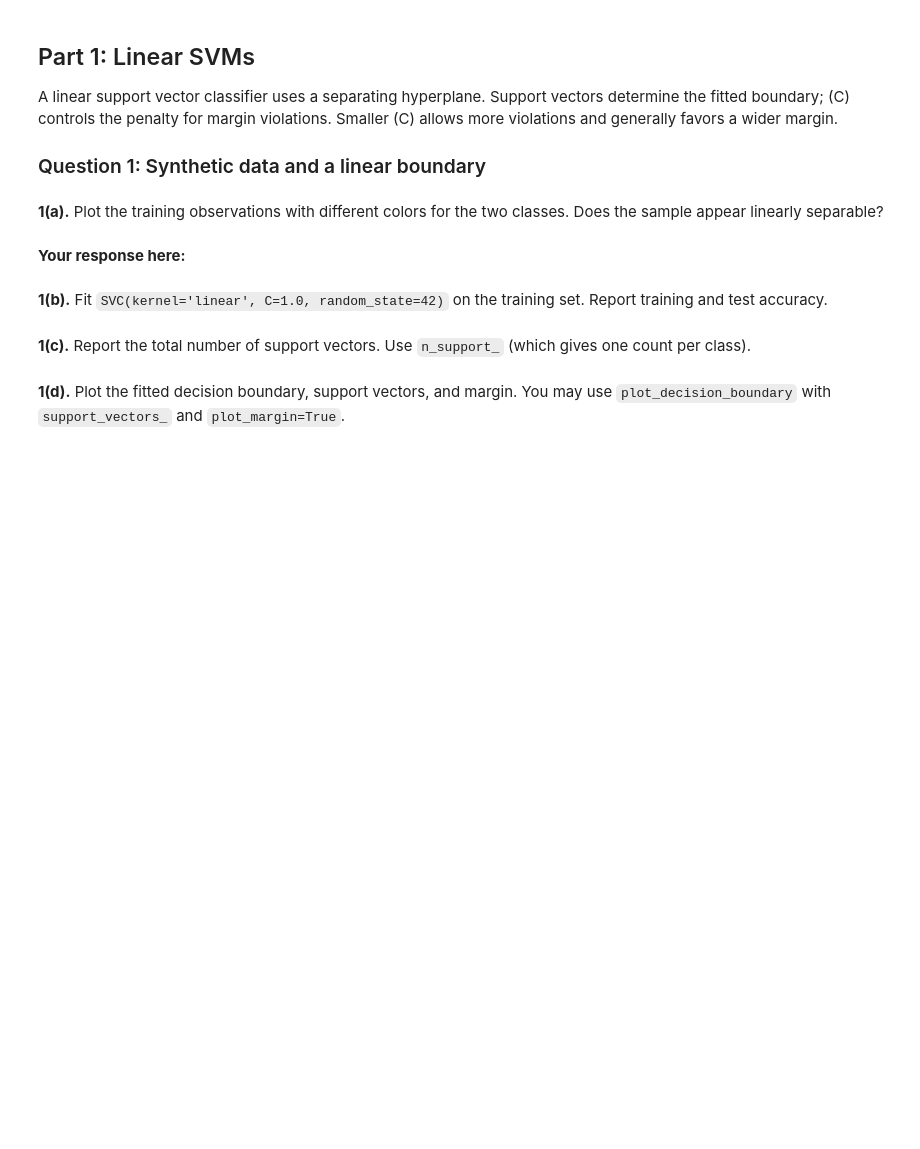
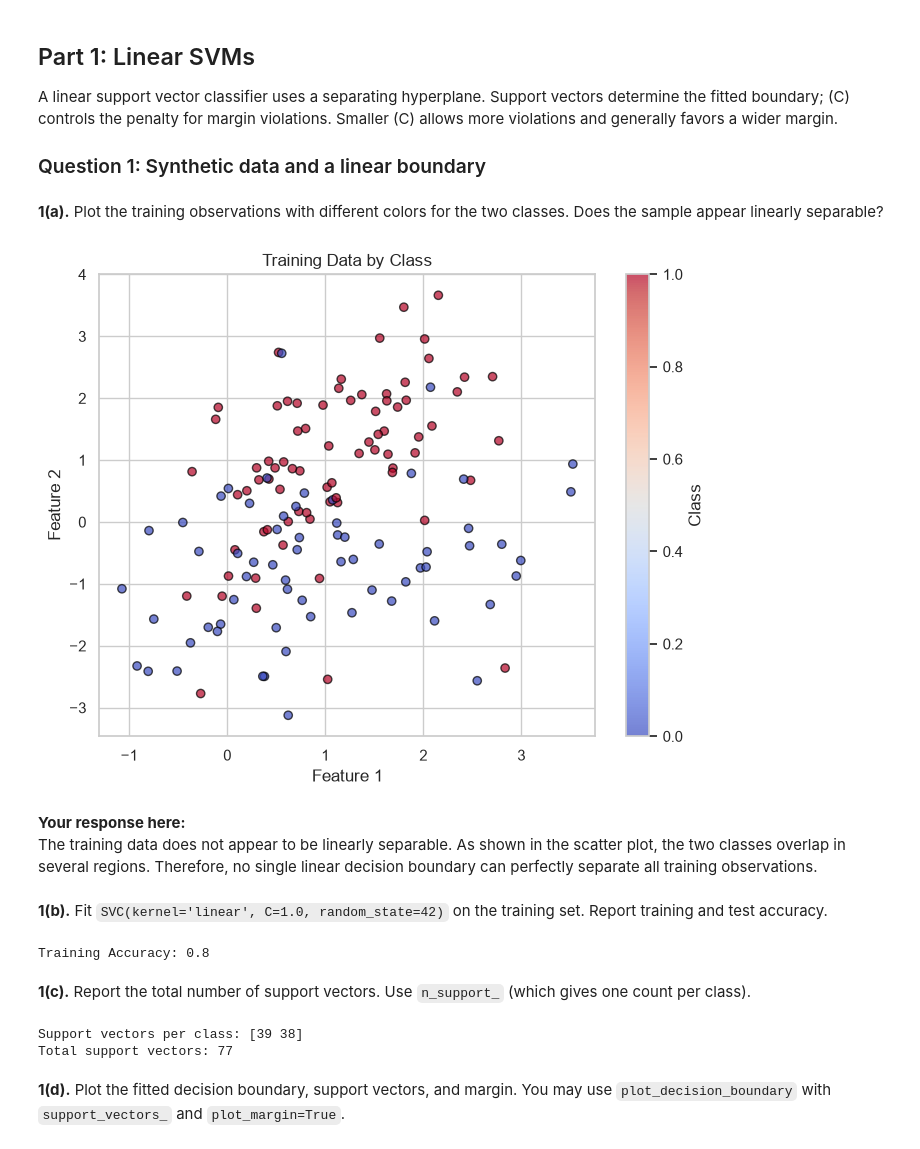
Before and after one commit to vkdlxj008/lab-06-jkim4, a Jupyter notebook: lab-06.ipynb, the cells around one changed output. Saved outputs shown, nothing was run; the diff lists cells and outputs as text; code cells hidden in the pictures; blank space fills up the shorter version.

```diff
--- a/lab-06.ipynb
+++ b/lab-06.ipynb
@@ -93,18 +92,61 @@ X_train, X_test, y_train, y_test = train_test_split(
 # %%
 # 1(a)
 # Your code here
+plt.figure(figsize=(8, 6))
+
+plt.scatter(
+    X_train[:, 0],
+    X_train[:, 1],
+    c=y_train,
+    cmap="coolwarm",
+    edgecolors="black",
+    alpha=0.7
+)
+
+plt.xlabel("Feature 1")
+plt.ylabel("Feature 2")
+plt.title("Training Data by Class")
+plt.colorbar(label="Class")
+plt.show()
+# %% [output]
+[figure, added]
 # %% [markdown]
 **Your response here:**
+The training data does not appear to be linearly separable. As shown in the scatter plot, the two classes overlap in several regions. Therefore, no single linear decision boundary can perfectly separate all training observations.
 # %% [markdown]
 **1(b).** Fit `SVC(kernel='linear', C=1.0, random_state=42)` on the training set. Report training and test accuracy.
 # %%
 # 1(b)
 # Your code here
+svm_linear = SVC(
+    kernel='linear',
+    C=1.0,
+    random_state=42
+)
+
+svm_linear.fit(X_train, y_train)
+
+train_accuracy = accuracy_score(
+    y_train, svm_linear.predict(X_train)
+)
+
+test_accuracy = accuracy_score(
+    y_test, svm_linear.predict(X_test)
+)
+
+print("Training Accuracy:", train_accuracy)
+# %% [output]
+Training Accuracy: 0.8
 # %% [markdown]
 **1(c).** Report the total number of support vectors. Use `n_support_` (which gives one count per class).
 # %%
 # 1(c)
 # Your code here
+print("Support vectors per class:", svm_linear.n_support_)
+print("Total support vectors:", sum(svm_linear.n_support_))
+# %% [output]
+Support vectors per class: [39 38]
+Total support vectors: 77
 # %% [markdown]
 **1(d).** Plot the fitted decision boundary, support vectors, and margin. You may use `plot_decision_boundary` with `support_vectors_` and `plot_margin=True`.
 # %%
```
Also changed, not shown: parts of 50 cells of this notebook, 1 other file.
